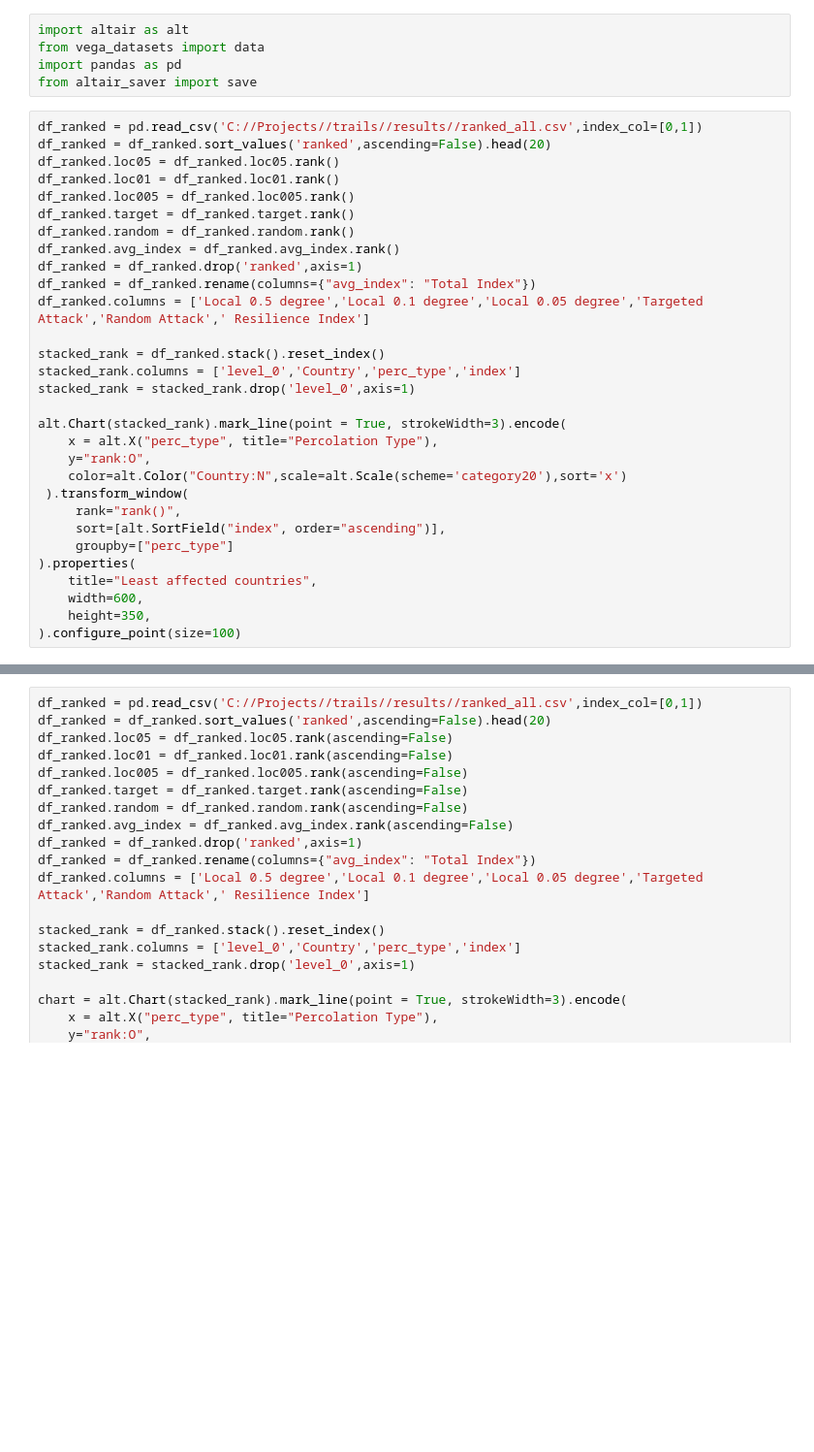
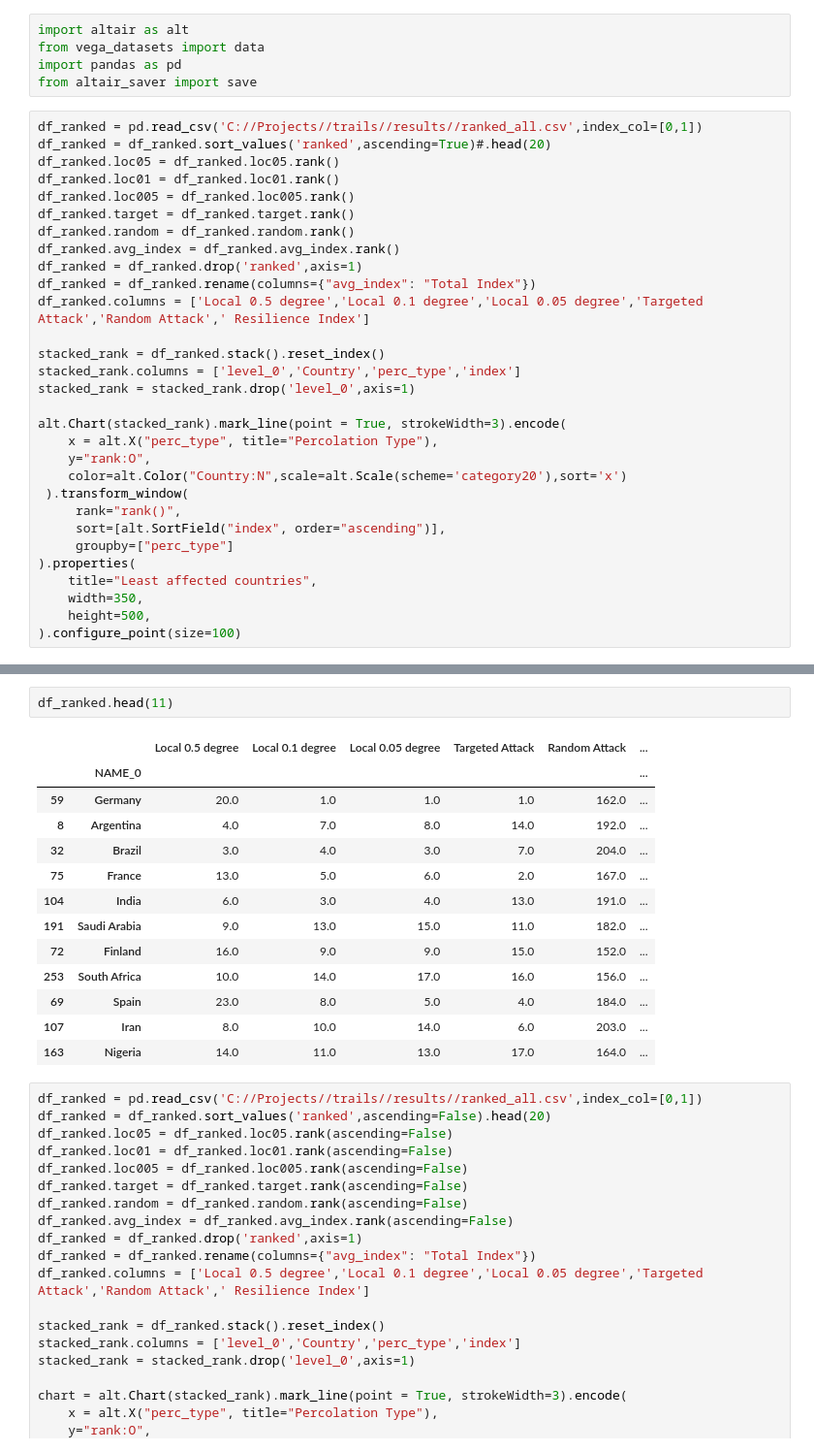
Before and after one commit to ElcoK/trails, a Jupyter notebook: notebooks/Ranking_figure.ipynb, the cells around one changed output, grey strips where cells are left out. Shown at 97% size. Cells and saved outputs as stored; diff of their text form; blank space fills up the shorter version.

```diff
--- a/notebooks/Ranking_figure.ipynb
+++ b/notebooks/Ranking_figure.ipynb
@@ -5,7 +5,7 @@ import pandas as pd
 from altair_saver import save
 # %%
 df_ranked = pd.read_csv('C://Projects//trails//results//ranked_all.csv',index_col=[0,1])
-df_ranked = df_ranked.sort_values('ranked',ascending=False).head(20)
+df_ranked = df_ranked.sort_values('ranked',ascending=True)#.head(20)
 df_ranked.loc05 = df_ranked.loc05.rank()
 df_ranked.loc01 = df_ranked.loc01.rank()
 df_ranked.loc005 = df_ranked.loc005.rank()
@@ -30,11 +30,27 @@ alt.Chart(stacked_rank).mark_line(point = True, strokeWidth=3).encode(
      groupby=["perc_type"]
 ).properties(
     title="Least affected countries",
-    width=600,
-    height=350,
+    width=350,
+    height=500,
 ).configure_point(size=100)
 # %% [output]
 [interactive output not drawn]
+# %%
+df_ranked.head(11)
+# %% [output]
+|  |  | Local 0.5 degree | Local 0.1 degree | Local 0.05 degree | Targeted Attack | Random Attack | ... |
+|  | NAME_0 |  |  |  |  |  | ... |
+| 59 | Germany | 20.0 | 1.0 | 1.0 | 1.0 | 162.0 | ... |
+| 8 | Argentina | 4.0 | 7.0 | 8.0 | 14.0 | 192.0 | ... |
+| 32 | Brazil | 3.0 | 4.0 | 3.0 | 7.0 | 204.0 | ... |
+| 75 | France | 13.0 | 5.0 | 6.0 | 2.0 | 167.0 | ... |
+| 104 | India | 6.0 | 3.0 | 4.0 | 13.0 | 191.0 | ... |
+| 191 | Saudi Arabia | 9.0 | 13.0 | 15.0 | 11.0 | 182.0 | ... |
+| 72 | Finland | 16.0 | 9.0 | 9.0 | 15.0 | 152.0 | ... |
+| 253 | South Africa | 10.0 | 14.0 | 17.0 | 16.0 | 156.0 | ... |
+| 69 | Spain | 23.0 | 8.0 | 5.0 | 4.0 | 184.0 | ... |
+| 107 | Iran | 8.0 | 10.0 | 14.0 | 6.0 | 203.0 | ... |
+| 163 | Nigeria | 14.0 | 11.0 | 13.0 | 17.0 | 164.0 | ... |
 # %%
 df_ranked = pd.read_csv('C://Projects//trails//results//ranked_all.csv',index_col=[0,1])
 df_ranked = df_ranked.sort_values('ranked',ascending=False).head(20)
```
Also changed, not shown: 11 other files.
